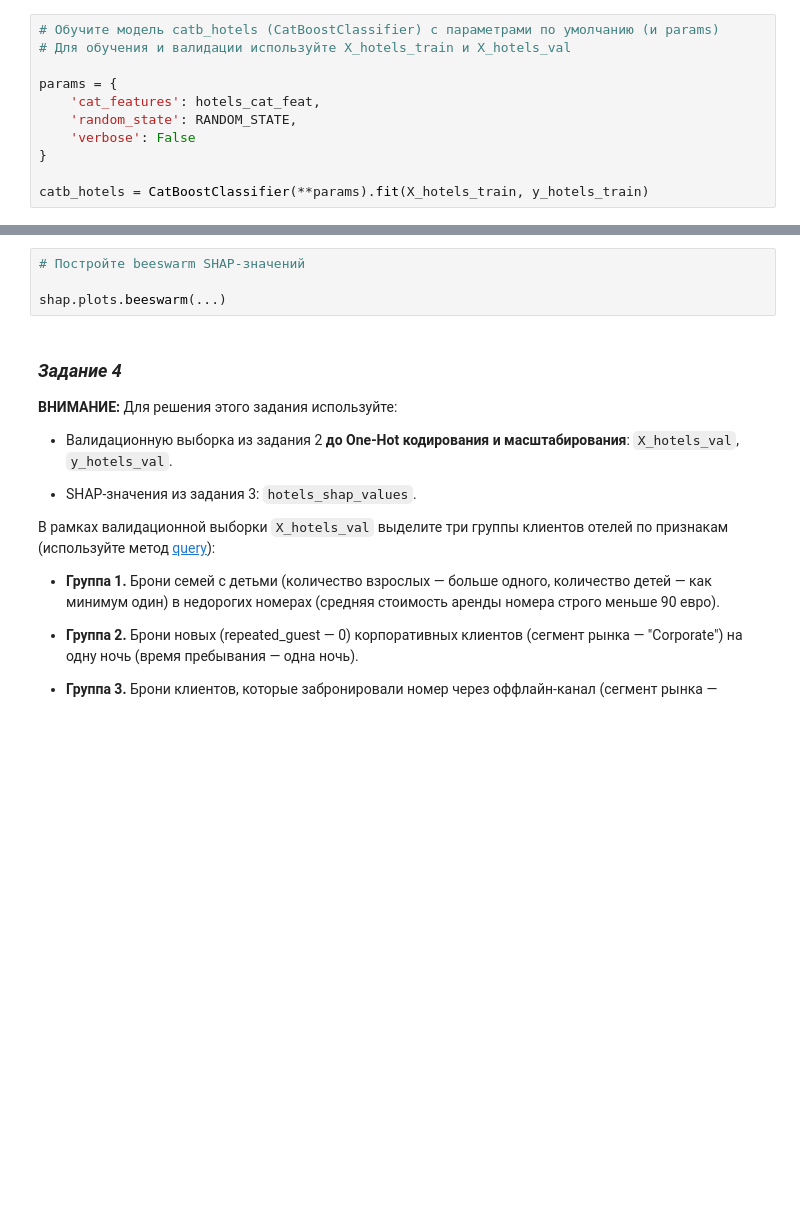
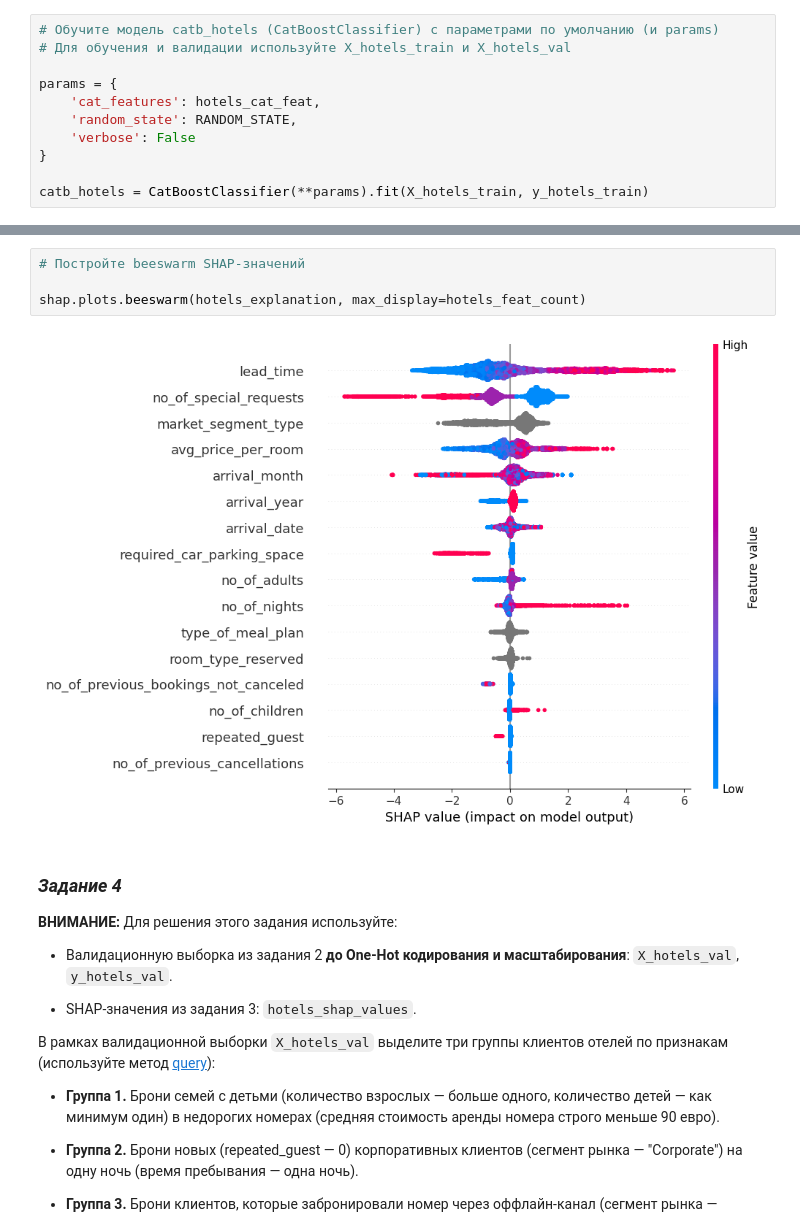
Before and after one commit to ml2me/study, a Jupyter notebook: classic_ML/7/07.Задание.ipynb, the cells around one changed output, grey strips where cells are left out. Saved outputs shown, nothing was run; the diff lists cells and outputs as text; blank space fills up the shorter version.

```diff
--- a/classic_ML/7/07.Задание.ipynb
+++ b/classic_ML/7/07.Задание.ipynb
@@ -889,7 +919,9 @@ shap.plots.bar(hotels_shap_values, max_display=hotels_feat_count)
 # %%
 # Постройте beeswarm SHAP-значений
 
-shap.plots.beeswarm(...)
+shap.plots.beeswarm(hotels_explanation, max_display=hotels_feat_count)
+# %% [output]
+[figure, added]
 # %% [markdown]
 ### ***Задание 4***
 
```
Also changed, not shown: parts of 5 cells of this notebook.
